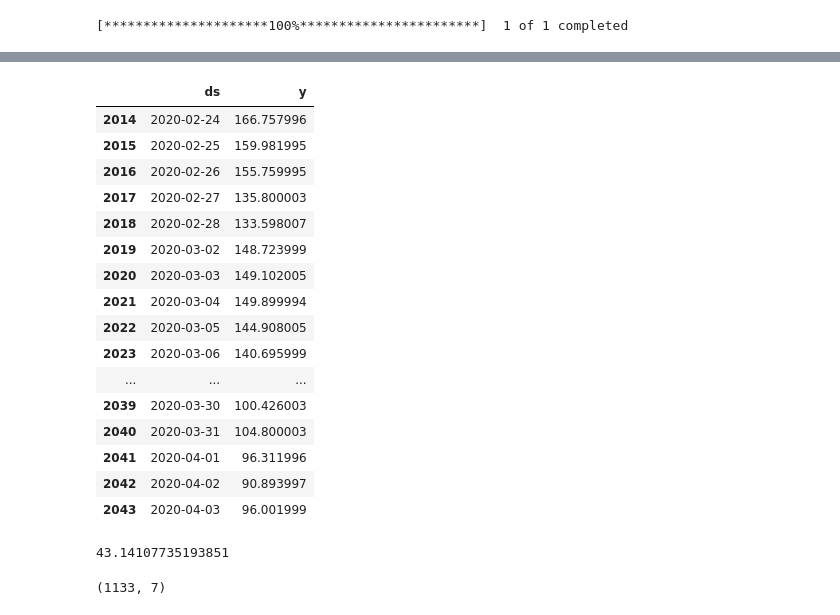
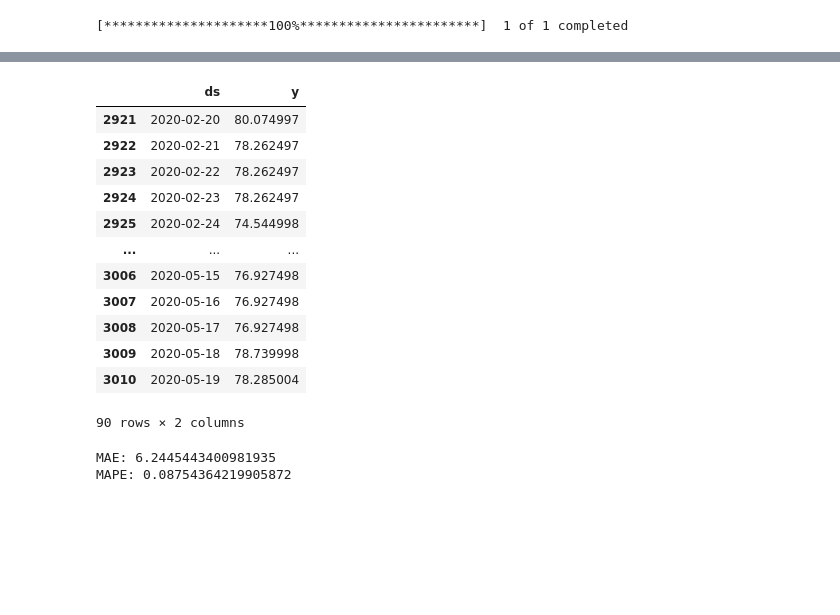
Before and after one commit to brahim-el-merbouh/springstone, a Jupyter notebook: notebooks/blueoverseas_fin_feat_eng.ipynb, the cells around one changed output, grey strips where cells are left out. Cells and saved outputs as stored; diff of their text form; code cells hidden in the pictures; blank space fills up the shorter version.

Commit message:
Prophet model evaluation

```diff
--- a/notebooks/blueoverseas_fin_feat_eng.ipynb
+++ b/notebooks/blueoverseas_fin_feat_eng.ipynb
@@ -37,0 +43,5 @@ import numpy as np
+# %%
+concatenated = concatenated.sort_index()
+concatenated.rename_axis(index='Date', inplace=True)
+# %%
+concatenated = concatenated.fillna(method='ffill')
@@ -38,5 +65,5 @@ import numpy as np
 # %%
-df_prophet = create_df_for_prophet(hist)
+df_prophet = create_df_for_prophet(concatenated)
 df_train, df_test = create_train_test(df_prophet)
 # %%
 df_train
@@ -86,7 +141,8 @@ Initial log joint probability = -109.46
 Optimization terminated normally:
   Convergence detected: relative gradient magnitude is below tolerance
 # %%
-future = m_prophet.make_future_dataframe(periods=30)
+n_days_prediction=90
+future = m_prophet.make_future_dataframe(periods=n_days_prediction)
 future
 # %% [output]
 |  | ds |
@@ -128,31 +207,24 @@ forecast
 # %%
-df_test[:30]
+df_test[:n_days_prediction]
 # %% [output]
 |  | ds | y |
-| 2014 | 2020-02-24 | 166.757996 |
-| 2015 | 2020-02-25 | 159.981995 |
-| 2016 | 2020-02-26 | 155.759995 |
-| 2017 | 2020-02-27 | 135.800003 |
-| 2018 | 2020-02-28 | 133.598007 |
-| 2019 | 2020-03-02 | 148.723999 |
-| 2020 | 2020-03-03 | 149.102005 |
-| 2021 | 2020-03-04 | 149.899994 |
-| 2022 | 2020-03-05 | 144.908005 |
-| 2023 | 2020-03-06 | 140.695999 |
+| 2921 | 2020-02-20 | 80.074997 |
+| 2922 | 2020-02-21 | 78.262497 |
+| 2923 | 2020-02-22 | 78.262497 |
+| 2924 | 2020-02-23 | 78.262497 |
+| 2925 | 2020-02-24 | 74.544998 |
 | ... | ... | ... |
-| 2039 | 2020-03-30 | 100.426003 |
-| 2040 | 2020-03-31 | 104.800003 |
-| 2041 | 2020-04-01 | 96.311996 |
-| 2042 | 2020-04-02 | 90.893997 |
-| 2043 | 2020-04-03 | 96.001999 |
+| 3006 | 2020-05-15 | 76.927498 |
+| 3007 | 2020-05-16 | 76.927498 |
+| 3008 | 2020-05-17 | 76.927498 |
+| 3009 | 2020-05-18 | 78.739998 |
+| 3010 | 2020-05-19 | 78.285004 |
+90 rows × 2 columns
 # %%
-mae_prophet = mean_absolute_error(df_test[:30]['y'], forecast['yhat'])
-mae_prophet
+mae_prophet = mean_absolute_error(df_test[:n_days_prediction]['y'], forecast['yhat'])
+mape_prophet = mean_absolute_percentage_error(df_test[:n_days_prediction]['y'], forecast['yhat'])
+print(f'MAE: {mae_prophet}')
+print(f'MAPE: {mape_prophet}')
 # %% [output]
-43.14107735193851
+MAE: 6.2445443400981935
+MAPE: 0.08754364219905872
-# %%
-rows = get_missing_dates(hist, True)
-an_array = np.full((rows.shape[0], hist.shape[1]), np.nan)
-an_array.shape
-# %% [output]
-(1133, 7)
```
Also changed, not shown: parts of 23 cells of this notebook.
